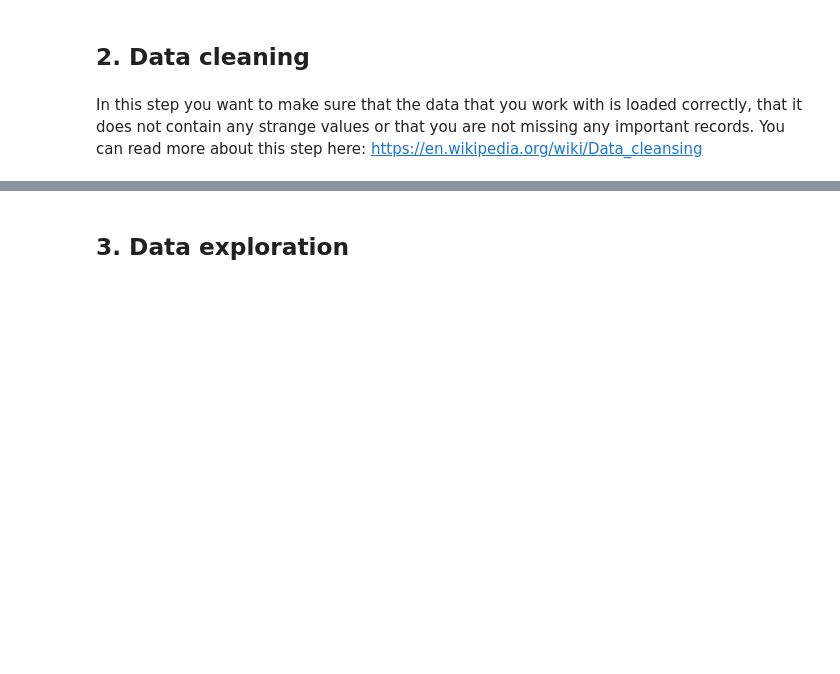
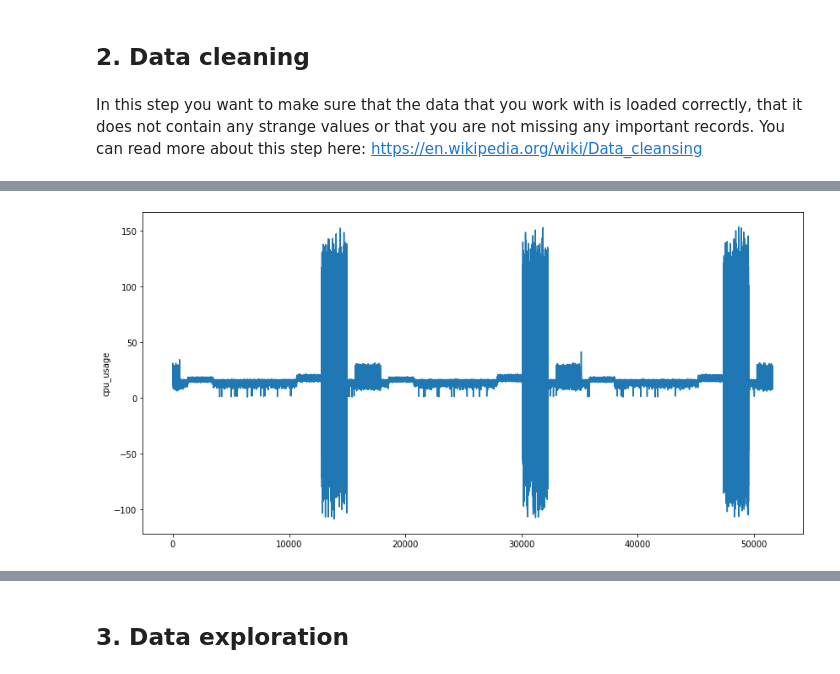
Before and after one commit to natasa-plulikova/interns_day, a Jupyter notebook: Starter_notebook.ipynb, the cells around one changed output, grey strips where cells are left out. Cells and saved outputs as stored; diff of their text form; code cells hidden in the pictures; blank space fills up the shorter version.

```diff
--- a/Starter_notebook.ipynb
+++ b/Starter_notebook.ipynb
@@ -86,0 +199,7 @@ In this step you want to make sure that the data that you work with is loaded co
+# %%
+plt.figure(figsize=(14, 7))
+plt.plot(train_data_dedupped["cpu_usage"])
+plt.ylabel('cpu_usage')
+plt.show()
+# %% [output]
+[figure, added]
```
Also changed, not shown: parts of 35 cells of this notebook, 1 other file.
